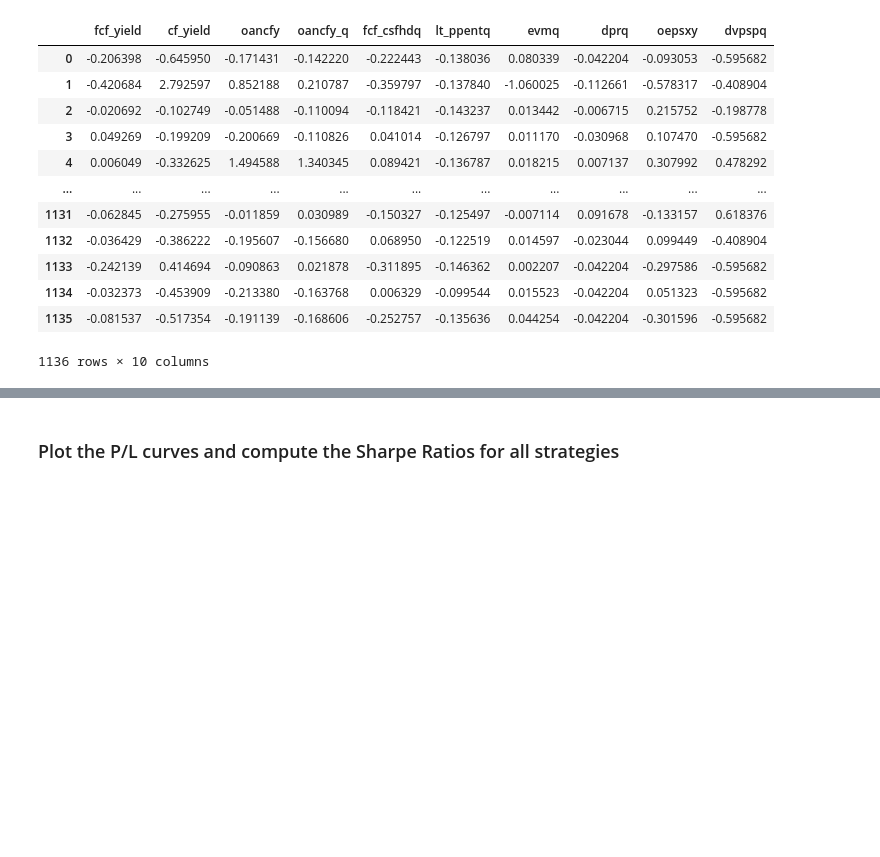
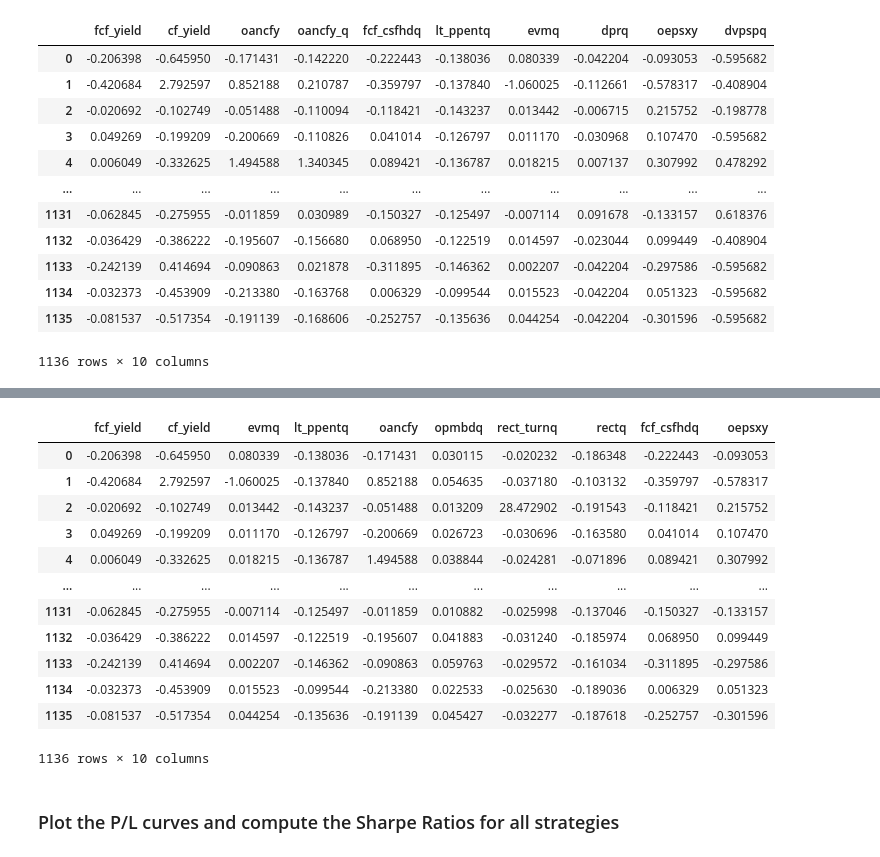
Before and after one commit to shrilekkala/ml_fin, a Jupyter notebook: Homeworks/HW4/HW4.ipynb, the cells around one changed output, grey strips where cells are left out. Saved outputs shown, nothing was run; the diff lists cells and outputs as text; code cells hidden in the pictures; blank space fills up the shorter version.

```diff
--- a/Homeworks/HW4/HW4.ipynb
+++ b/Homeworks/HW4/HW4.ipynb
@@ -156,0 +210,10 @@ for i in tqdm(range(len(start_dates)-1)):
+# %%
+with open(r'Gradient Boosting Parameters/classifiers_gb_clf_01.pkl','rb') as f:
+    gb_clfs = cPickle.load(f)
+
+# add parameter to surpress warnings
+for i in range(len(gb_clfs)):
+    gb_clfs[i].set_params(verbose=-1)
+
+# The list of gradient boosting classifiers with the optimal hyperparameters
+gb_clfs
@@ -178,0 +246,3 @@ SPY['random forest strategy'] = x_rf
+# %%
+start_dates = [pd.to_datetime('2001-01-01') + pd.DateOffset(months = 3 * i) for i in range(57)]
+end_dates = [d + pd.DateOffset(months = 39) for d in start_dates]
@@ -178,0 +267,3 @@ SPY['random forest strategy'] = x_rf
+# %%
+training_frames = [data.loc[d:d+pd.DateOffset(months = 39)] for d in start_dates]
+test_frames = [data.loc[d+pd.DateOffset(months = 3):d+pd.DateOffset(months = 6)] for d in end_dates]
@@ -178,0 +277,16 @@ SPY['random forest strategy'] = x_rf
+# %%
+opt_test_data[1]
+# %% [output]
+|  | fcf_yield | cf_yield | evmq | lt_ppentq | oancfy | opmbdq | rect_turnq | rectq | fcf_csfhdq | oepsxy |
+| 0 | -0.206398 | -0.645950 | 0.080339 | -0.138036 | -0.171431 | 0.030115 | -0.020232 | -0.186348 | -0.222443 | -0.093053 |
+| 1 | -0.420684 | 2.792597 | -1.060025 | -0.137840 | 0.852188 | 0.054635 | -0.037180 | -0.103132 | -0.359797 | -0.578317 |
+| 2 | -0.020692 | -0.102749 | 0.013442 | -0.143237 | -0.051488 | 0.013209 | 28.472902 | -0.191543 | -0.118421 | 0.215752 |
+| 3 | 0.049269 | -0.199209 | 0.011170 | -0.126797 | -0.200669 | 0.026723 | -0.030696 | -0.163580 | 0.041014 | 0.107470 |
+| 4 | 0.006049 | -0.332625 | 0.018215 | -0.136787 | 1.494588 | 0.038844 | -0.024281 | -0.071896 | 0.089421 | 0.307992 |
+| ... | ... | ... | ... | ... | ... | ... | ... | ... | ... | ... |
+| 1131 | -0.062845 | -0.275955 | -0.007114 | -0.125497 | -0.011859 | 0.010882 | -0.025998 | -0.137046 | -0.150327 | -0.133157 |
+| 1132 | -0.036429 | -0.386222 | 0.014597 | -0.122519 | -0.195607 | 0.041883 | -0.031240 | -0.185974 | 0.068950 | 0.099449 |
+| 1133 | -0.242139 | 0.414694 | 0.002207 | -0.146362 | -0.090863 | 0.059763 | -0.029572 | -0.161034 | -0.311895 | -0.297586 |
+| 1134 | -0.032373 | -0.453909 | 0.015523 | -0.099544 | -0.213380 | 0.022533 | -0.025630 | -0.189036 | 0.006329 | 0.051323 |
+| 1135 | -0.081537 | -0.517354 | 0.044254 | -0.135636 | -0.191139 | 0.045427 | -0.032277 | -0.187618 | -0.252757 | -0.301596 |
+1136 rows × 10 columns
```
Also changed, not shown: parts of 31 cells of this notebook.
